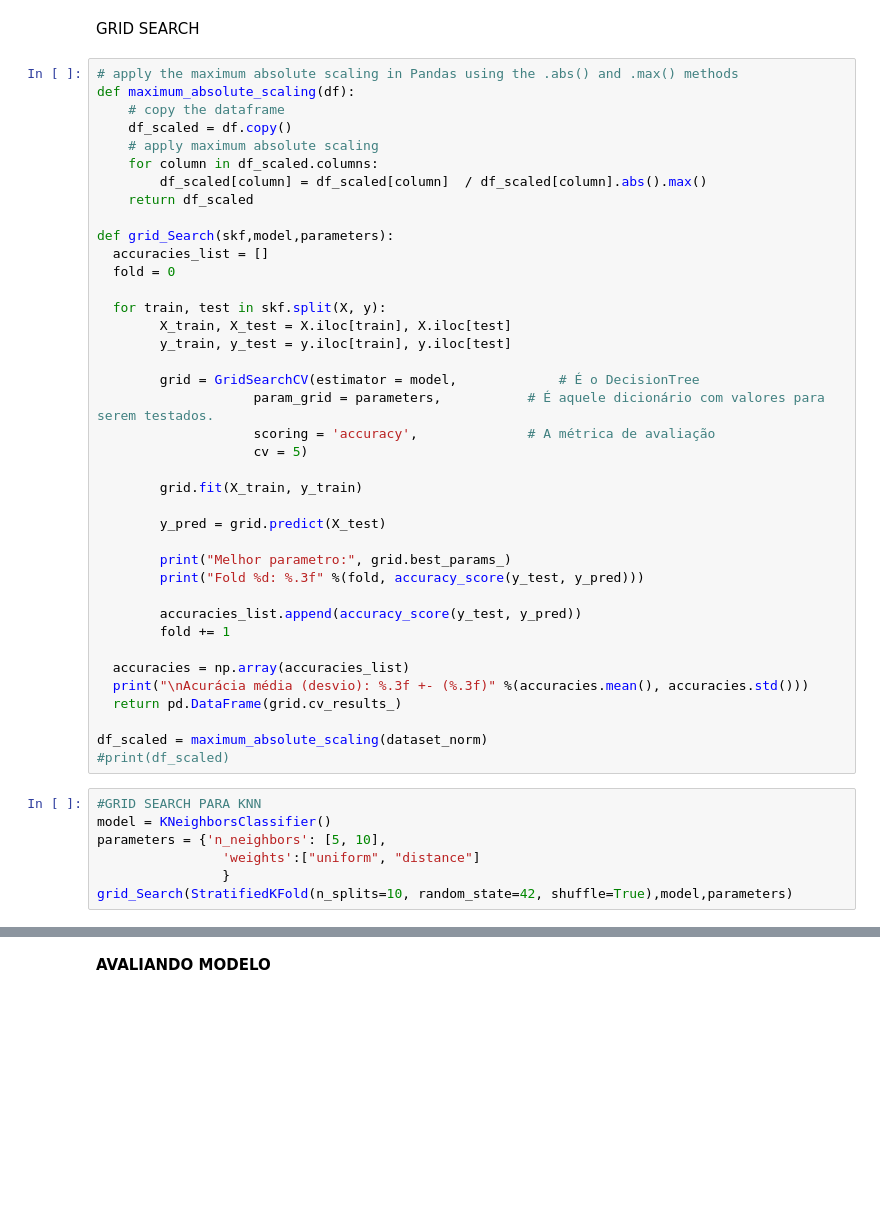
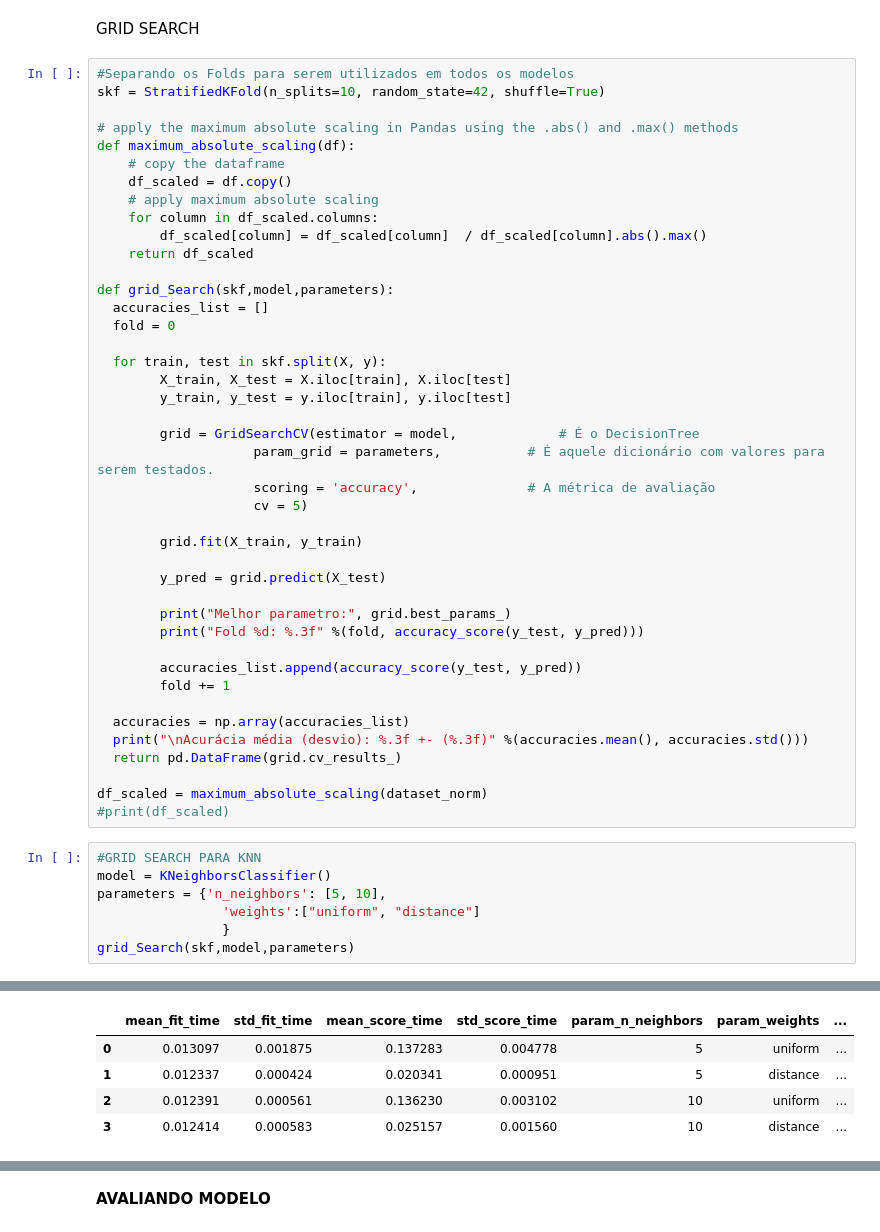
Before and after one commit to albanoxdz/UFPE_ModPD, a Jupyter notebook: music_genre.ipynb, the cells around one changed output, grey strips where cells are left out. Saved outputs shown, nothing was run; the diff lists cells and outputs as text; blank space fills up the shorter version.

```diff
--- a/music_genre.ipynb
+++ b/music_genre.ipynb
@@ -90,6 +139,9 @@ X_train, X_test, y_train, y_test = train_test_split(X, y)
 # %% [markdown]
 GRID SEARCH
 # %%
+#Separando os Folds para serem utilizados em todos os modelos
+skf = StratifiedKFold(n_splits=10, random_state=42, shuffle=True)
+
 # apply the maximum absolute scaling in Pandas using the .abs() and .max() methods
 def maximum_absolute_scaling(df):
     # copy the dataframe
@@ -134,4 +186,5 @@ model = KNeighborsClassifier()
 parameters = {'n_neighbors': [5, 10],
                 'weights':["uniform", "distance"]
                 }
-grid_Search(StratifiedKFold(n_splits=10, random_state=42, shuffle=True),model,parameters)
+grid_Search(skf,model,parameters)
+# %% [output]
@@ -138,3 +208,8 @@ grid_Search(StratifiedKFold(n_splits=10, random_state=42, shuffle=True),model,pa
+|  | mean_fit_time | std_fit_time | mean_score_time | std_score_time | param_n_neighbors | param_weights | ... |
+| 0 | 0.013097 | 0.001875 | 0.137283 | 0.004778 | 5 | uniform | ... |
+| 1 | 0.012337 | 0.000424 | 0.020341 | 0.000951 | 5 | distance | ... |
+| 2 | 0.012391 | 0.000561 | 0.136230 | 0.003102 | 10 | uniform | ... |
+| 3 | 0.012414 | 0.000583 | 0.025157 | 0.001560 | 10 | distance | ... |
 # %%
 #GRID SEARCH PARA DT
 model = DecisionTreeClassifier(random_state=199)
```
Also changed, not shown: parts of 14 cells of this notebook.
